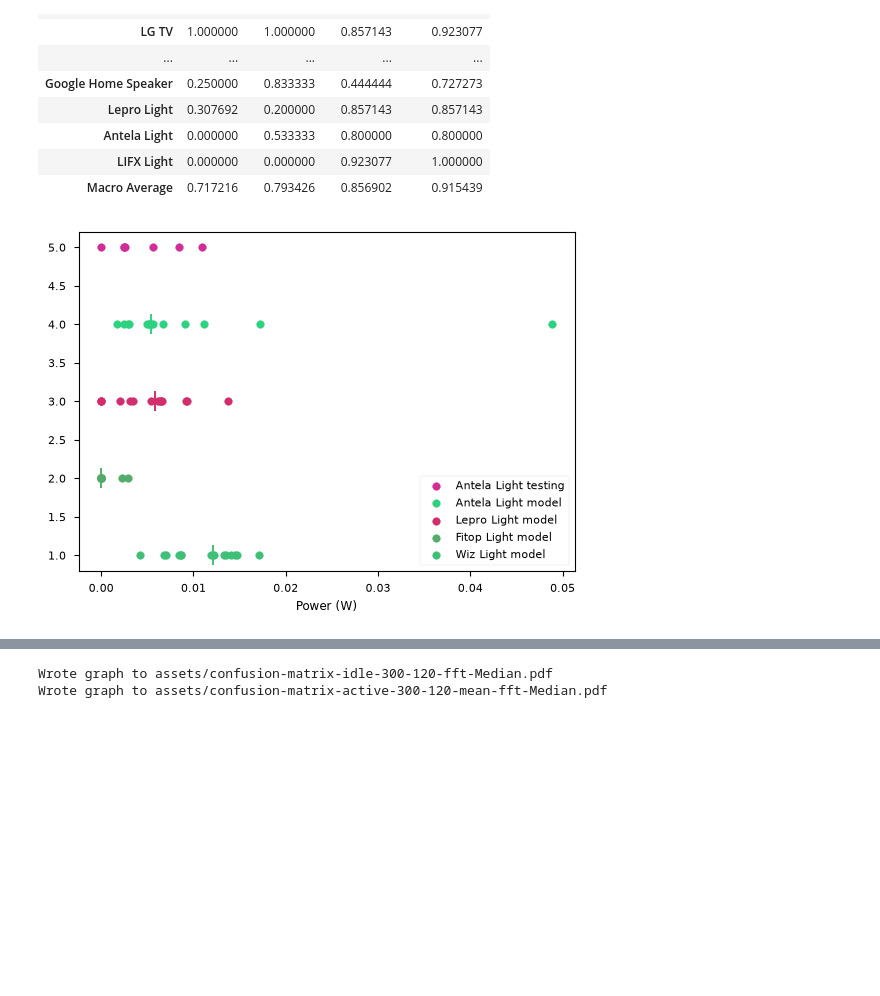
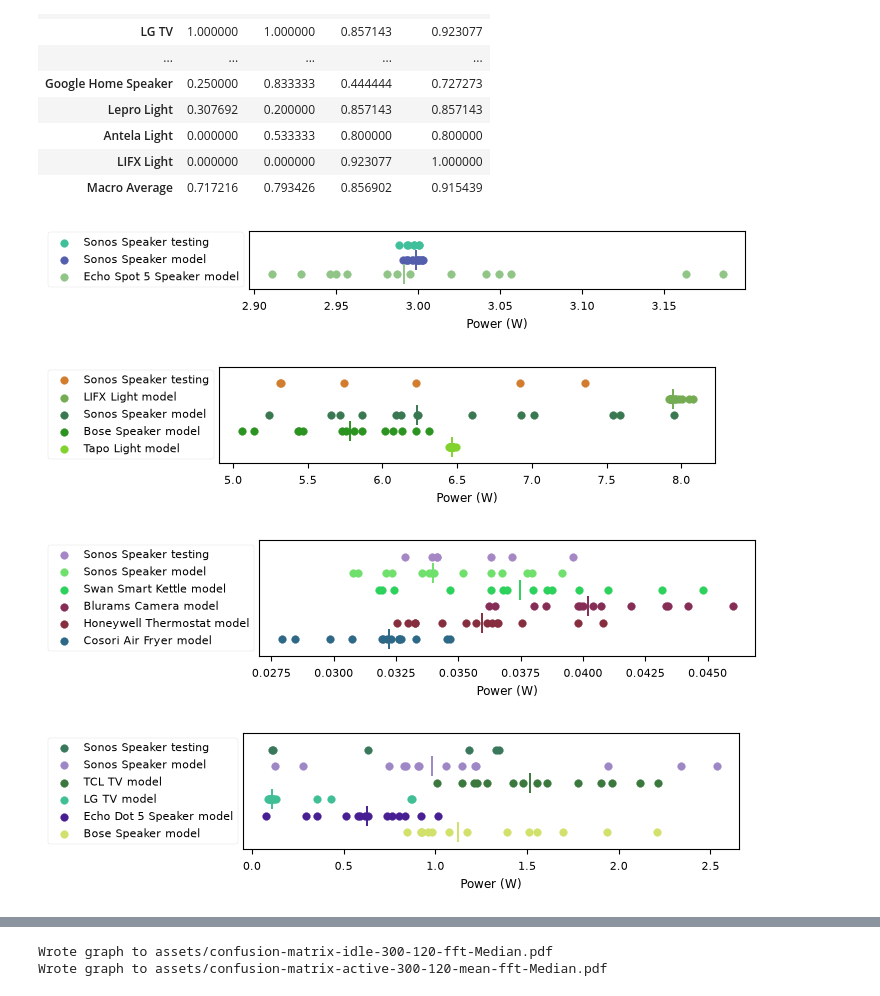
Before and after one commit to JackRobbers/thesis, a Jupyter notebook: analysis.ipynb, the cells around one changed output, grey strips where cells are left out. Drawn from its saved outputs; the diff is of its cells as text; code cells hidden in the pictures; blank space fills up the shorter version.

```diff
--- a/analysis.ipynb
+++ b/analysis.ipynb
@@ -166,6 +188,8 @@ def confused_with(exp: Experiment, name: str, state: State) -> list[Datum]:
     datums = [exp.get_data(*c).training for c in confused]
     if combo not in confused:
         datums = [selected_data.training] + datums
+
+    # TODO: ensure device is first
     datums = [selected_data.testing] + datums
     return datums
 
@@ -173,37 +197,52 @@ def confused_with(exp: Experiment, name: str, state: State) -> list[Datum]:
 def plot_metrics(exp: Experiment, to_plot: list[Datum], log_scale=False):
     if len(exp.metrics) > 1:
         raise ValueError
 
     fig, ax = plt.subplots()
 
     n = len(to_plot)
     for i, datum in enumerate(to_plot):
         metric = [profile[exp.metrics[0]] for profile in datum.profile]
         colour = ColorHash((datum)).hex
         ax.scatter(
             metric,
             [n - i] * len(datum.profile),
             label=f"{datum.data.device.name()} {datum.type}",
             c=colour,
         )
         if datum.type == DatumType.TRAINING:
             ax.scatter(np.median(metric), n - i, marker="|", c=colour, s=200)
     if log_scale:
         ax.set_xscale("log")
 
-    # ax.set_ylim((-1, n + 1))
-    ax.legend()
+    ax.set_ylim((0, n + 1))
+    ax.legend(loc="center right", bbox_to_anchor=(0, 0.5))
+    ax.set_yticks([])
+    fig.set_figheight(n / 4)
 
     ax.set_xlabel("Power (W)")
 
 
-plot_metrics(summary_idle_mean, confused_with(summary_idle_mean, "antela", State.IDLE))
+plot_metrics(summary_idle_mean, confused_with(summary_idle_mean, "sonos", State.IDLE))
+
+plot_metrics(
+    summary_active_mean, confused_with(summary_active_mean, "sonos", State.ACTIVE)
+)
 
 # TODO mode to plot overlapping distributions
 # TODO randomly selected windows, are there startup effects?
+
+std_idle = common([State.IDLE], [Metric.STD])
+std_active = common([State.ACTIVE], [Metric.STD])
+plot_metrics(std_idle, confused_with(std_idle, "sonos", State.IDLE))
+
+plot_metrics(std_active, confused_with(std_active, "sonos", State.ACTIVE))
 plt.show()
 # %% [output]
-[figure, old version]
+[figure, new version]
+[figure, added]
+[figure, added]
+[figure, added]
 # %%
 # | label: mu sigma
 
```
Also changed, not shown: parts of 6 cells of this notebook, 5 other files.
